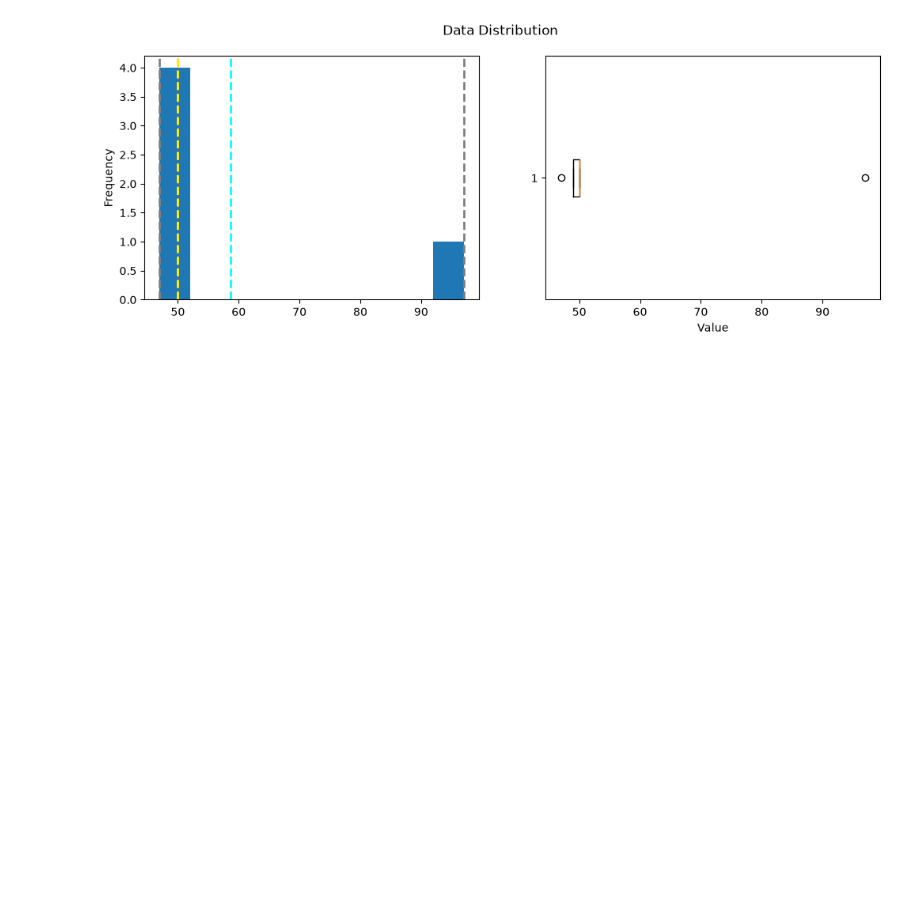
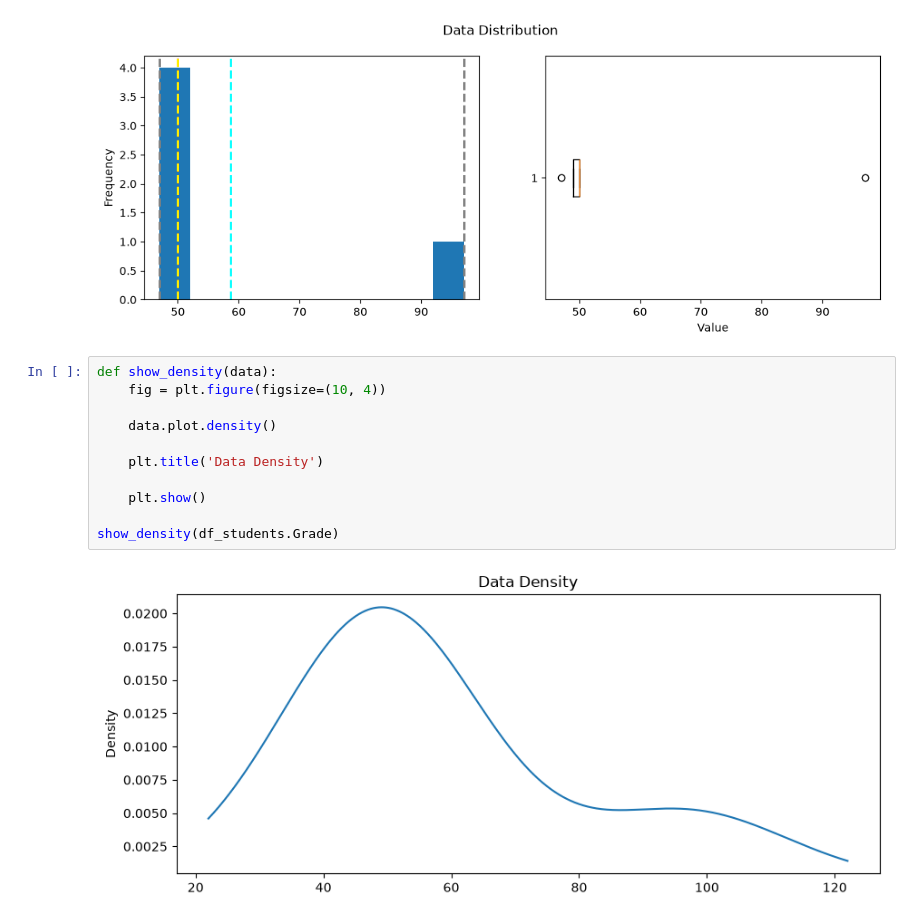
Before and after one commit to Ashu11122000/data-science-basics, a Jupyter notebook: python-notebook.ipynb, the cells around one changed output. Cells and saved outputs as stored; diff of their text form; blank space fills up the shorter version.

```diff
--- a/python-notebook.ipynb
+++ b/python-notebook.ipynb
@@ -313,3 +313,16 @@ col = df_students["Grade"]
 show_distribution(col)
 # %% [output]
 [figure]
+# %%
+def show_density(data):
+    fig = plt.figure(figsize=(10, 4))
+
+    data.plot.density()
+
+    plt.title('Data Density')
+
+    plt.show()
+
+show_density(df_students.Grade)
+# %% [output]
+[figure, added]
```
